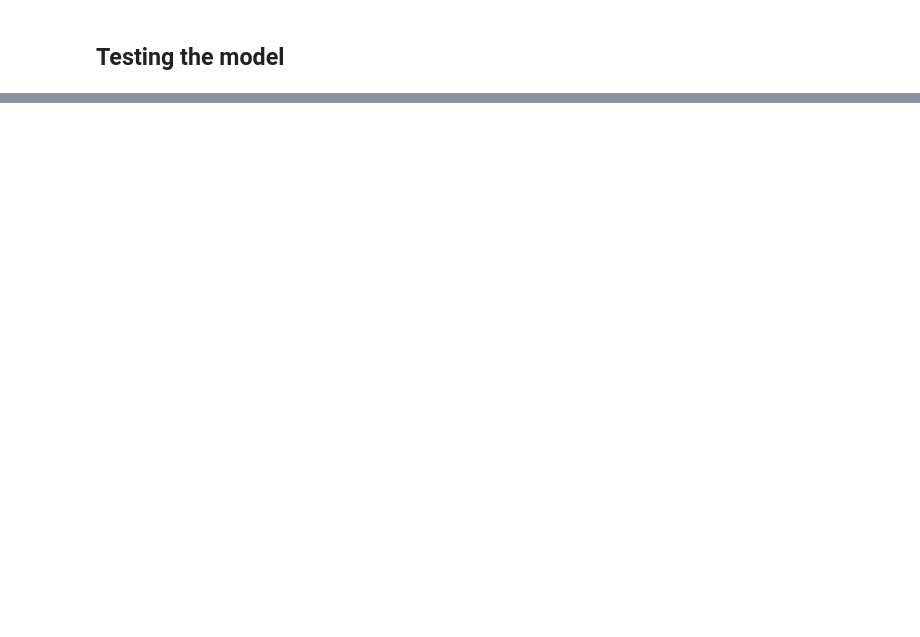
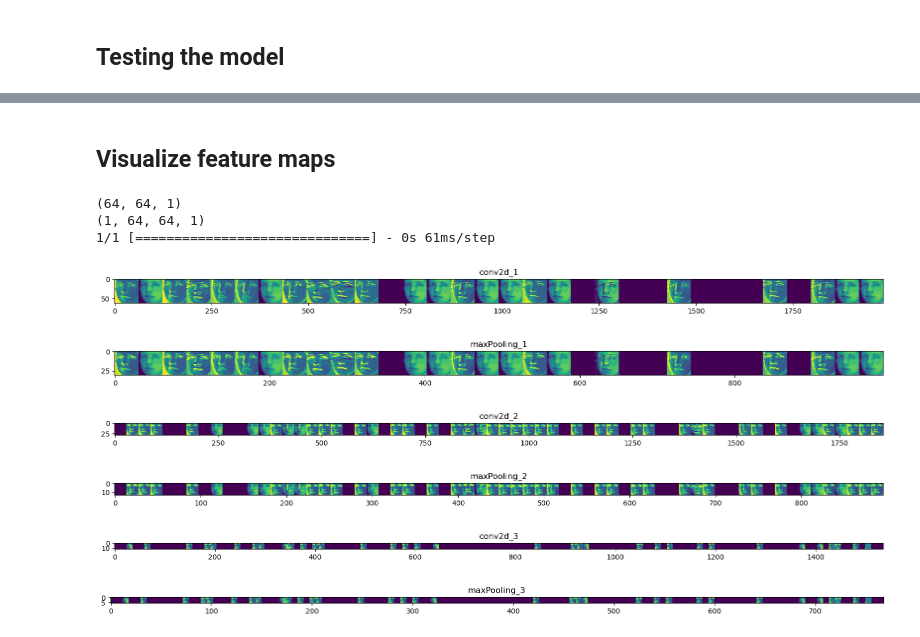
Before and after one commit to inemsia/ML-Final-Project, a Jupyter notebook: main.ipynb, the cells around one changed output, grey strips where cells are left out. Saved outputs shown, nothing was run; the diff lists cells and outputs as text; code cells hidden in the pictures; blank space fills up the shorter version.

```diff
--- a/main.ipynb
+++ b/main.ipynb
@@ -79,5 +96,11 @@ model.compile(optimizer=Adam(learning_rate=0.001), loss='categorical_crossentrop
 # %% [markdown]
 ## Train the model
 # %%
-model.fit(X_train, y_train, epochs=10, validation_data=(X_test, y_test))
+history = model.fit(
+    X_train, y_train,
+    validation_data=(X_test, y_test),
+    epochs=20,
+    batch_size=32,
+    verbose=1
+)
 # %% [output]
@@ -114,0 +138,50 @@ Test Accuracy: 0.9694444537162781
+# %% [markdown]
+## Visualize feature maps
+# %%
+# Get list of layers from model
+print(IMG_SHAPE)
+layer_outputs = [layer.output for layer in model.layers[:]]
+conv_layers = [layer for layer in model.layers if 'conv2d' in layer.name]
+
+# Create a visualization model
+visualize_model = Model(inputs=model.input, outputs=layer_outputs)
+
+# Get image
+img = X_train[0].reshape((1,64,64,1))
+print(img.shape)
+
+# Get feature maps
+feature_maps = visualize_model.predict(img)
+# Get layer names
+layer_names = [layer.name for layer in model.layers]
+# %% [output]
+(64, 64, 1)
+(1, 64, 64, 1)
+1/1 [==============================] - 0s 61ms/step
+# %%
+for layer_name, feature_map in zip(layer_names, feature_maps):
+    if(len(feature_map.shape) == 4):
+        channels = feature_map.shape[-1]
+        size = feature_map.shape[1]
+        display_grid = np.zeros((size, size*channels))
+        for i in range(channels):
+            x = feature_map[0, :, :, i]
+            x -= x.mean()
+            x /= x.std()
+            x *= 64
+            x += 128
+            x = np.clip(x, 0, 255).astype('uint8')
+            # We tile each filter into a big horizontal grid
+            display_grid[:, i * size : (i + 1) * size] = x
+        scale = 20. / channels
+        plt.figure(figsize=(scale*channels, scale))
+        plt.title(layer_name)
+        plt.grid(False)
+        plt.imshow(display_grid, aspect='auto', cmap='viridis')
+# %% [output]
+[figure, added]
+[figure, added]
+[figure, added]
+[figure, added]
+[figure, added]
+[figure, added]
```
Also changed, not shown: parts of 14 cells of this notebook.
